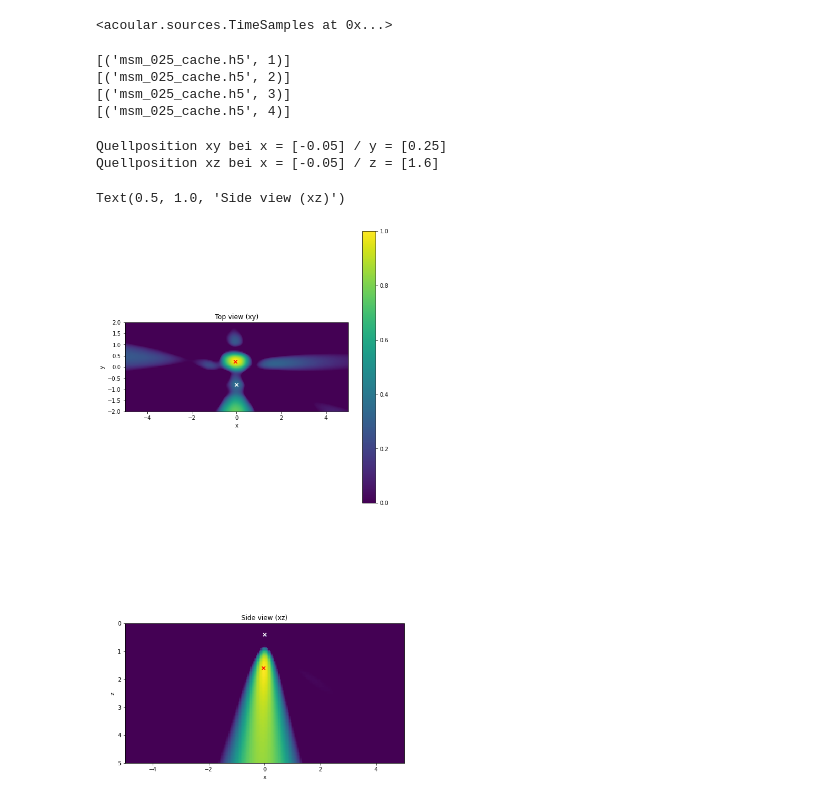
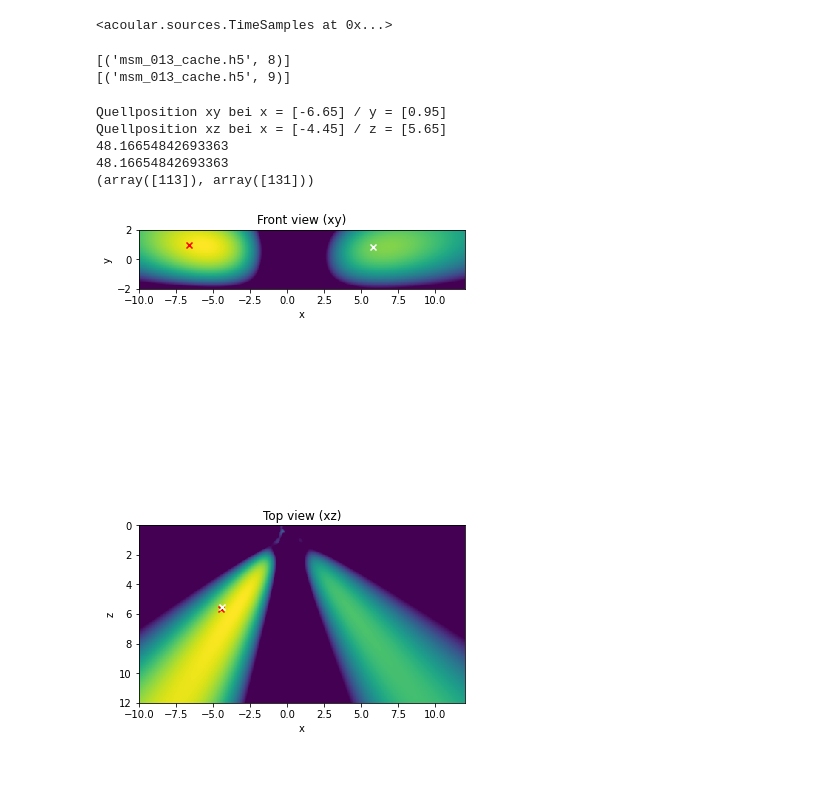
Before and after one commit to AdiBugaddi/MAP_eval, a Jupyter notebook: Auswertungsskript_3D.ipynb, the cells around one changed output. Saved outputs shown, nothing was run; the diff lists cells and outputs as text; code cells hidden in the pictures; blank space fills up the shorter version.

```diff
--- a/Auswertungsskript_3D.ipynb
+++ b/Auswertungsskript_3D.ipynb
@@ -76,17 +76,21 @@ ts = acoular.PointSource(signal = sim_signal1,          # Signal der Quelle
 # %%
 #Einlesen der Daten:
 #ts = acoular.TimeSamples( name='Messungen WFS\msm_025.h5' )
-ts = acoular.TimeSamples( name='Messungen WFS/msm_025.h5' )
+ts = acoular.TimeSamples( name='Messungen_WFS/msm_013.h5' )
 ts
 # %% [output]
 <acoular.sources.TimeSamples at 0x...>
 # %%
 
 #Grid erstellen
-rg = acoular.RectGrid3D(x_min=-5, x_max=5,
+rg = acoular.RectGrid3D(x_min=-10, x_max=12,
                        y_min=-2, y_max=2,
-                       z_min=2, z_max=2,
+                       z_min=9, z_max=9,
                        increment=0.05)
+#rg = acoular.RectGrid(x_min=-10, x_max=12,
+#                       y_min=-2, y_max=2,
+#                       z = 9,
+#                       increment=0.05)
 
 #Steering Vector
 st = acoular.SteeringVector( grid=rg,
@@ -106,9 +110,11 @@ bb = acoular.BeamformerBase( freq_data=ps,
                              steer=st )
 
                              #Grid erstellen
-rg2 = acoular.RectGrid3D(x_min=-5, x_max=5,
-                       y_min=0.13, y_max=0.13,
-                       z_min=0, z_max=5,
+
+ #=================== TOP VIEW =====================
+rg2 = acoular.RectGrid3D(x_min=-10, x_max=12,
+                       y_min=0.60, y_max=0.60,
+                       z_min=0, z_max=12,
                        increment=0.05)
 
 #Steering Vector
@@ -121,7 +127,7 @@ st2 = acoular.SteeringVector(grid=rg2,
 #Spectrum erstellen:
 ps2 = acoular.PowerSpectra(time_data=ts,
                            block_size=512,
-                           freq_range=[1000, 2500],
+                           freq_range=[900, 2500],
                            window='Hanning' ) # Für bessere Auflösung hier Block_size erhöhen -> höherer Rechnenaufwand, daher jetzt erstmal mit 128
 
 
@@ -141,12 +147,10 @@ pm2 = bb2.synthetic(Frequenz, 0)
 #Lm = acoular.L_p( pm )
 #Lm = (Lm[0:],Lm[1:])
 # %% [output]
-[('msm_025_cache.h5', 1)]
-[('msm_025_cache.h5', 2)]
-[('msm_025_cache.h5', 3)]
-[('msm_025_cache.h5', 4)]
+[('msm_013_cache.h5', 8)]
+[('msm_013_cache.h5', 9)]
 # %%
-fig=plt.figure(1,(20,20))
+fig=plt.figure(1,(10,10))
 
 # plot the results
 
@@ -183,16 +187,20 @@ for i in range (len(max_values_z)):
         max_pegel_z .append(max_values_z[i])
 max_pegel_z  = np.sort(max_pegel_z)
 max_pegel_z  = max_pegel_z[::-1]
-plt.imshow(acoular.L_p(map_z.T), vmax=mx, vmin=mx-15, origin='lower', interpolation='nearest',
-       extent=(rg.x_min, rg.x_max, rg.y_min, rg.y_max))
+plt.imshow(acoular.L_p(map_z.T),
+           vmax=mx,
+           vmin=mx-15,
+           origin='lower',
+           interpolation='nearest',
+           extent=(rg.x_min, rg.x_max, rg.y_min, rg.y_max))
 plt.scatter(np.where(Lm_z.T == max_pegel_z[0])[1]*rg.increment-((rg.x_max-rg.x_min)/2),np.where(Lm_z.T == max_pegel_z[0])[0]*rg.increment-((rg.y_max-rg.y_min)/2),  c='red',  marker = 'x')
 print(f'Quellposition xy bei x = {np.where(Lm_z.T == max_pegel_z[0])[1]*rg.increment-((rg.x_max-rg.x_min)/2)} / y = {np.where(Lm_z.T == max_pegel_z[0])[0]*rg.increment-((rg.y_max-rg.y_min)/2)}')
 for i in range(1,len(max_pegel_z)):
     plt.scatter(np.where(Lm_z.T == max_pegel_z[i])[1]*rg.increment-((rg.x_max-rg.x_min)/2),np.where(Lm_z.T == max_pegel_z[i])[0]*rg.increment-((rg.y_max-rg.y_min)/2),  c='white',  marker = 'x')
 plt.xlabel('x')
 plt.ylabel('y')
-plt.title('Top view (xy)' )
-plt.colorbar()
+plt.title('Front view (xy)' )
+
 
 plt.subplot(223)
 map_y = np.sum(pm2,1)
@@ -210,35 +218,43 @@ for i in range (len(Lm_y_max[0])):
     max_value_y = Lm_y[Lm_y_max[0][i]][Lm_y_max[1][i]]
 
     if (max_value_y >= np.amax(Lm_y.T) - tolerance):
         max_values_y.append(max_value_y)
 max_values_y = np.array(max_values_y)
 
 max_values_rot_y = []
 for i in range(len(Lm_y_rot_max[0])):
     max_value_rot_y = Lm_y_rot[Lm_y_rot_max[0][i]][Lm_y_rot_max[1][i]]
 
     if (max_value_rot_y >= np.amax(Lm_y.T) - tolerance):
         max_values_rot_y .append(max_value_rot_y)
 max_values_rot_y = np.array(max_values_rot_y)
 
 max_pegel_y = []
 for i in range(len(max_values_y)):
 
     if (max_values_y[i] in max_values_rot_y):
         max_pegel_y .append(max_values_y[i])
 max_pegel_y = np.sort(max_pegel_y)
 max_pegel_y = max_pegel_y[::-1]
 plt.imshow(acoular.L_p(map_y.T), vmax=mx, vmin=mx-10, origin='upper', interpolation='nearest',
        extent=(rg2.x_min, rg2.x_max, rg2.z_max, rg2.z_min))
 plt.scatter(np.where(Lm_y.T == max_pegel_y[0])[1]*rg.increment-((rg.x_max-rg.x_min)/2),np.where(Lm_y.T == max_pegel_y[0])[0]*rg.increment,  c='red',  marker = 'x')
 print(f'Quellposition xz bei x = {np.where(Lm_y.T == max_pegel_y[0])[1]*rg.increment-((rg.x_max-rg.x_min)/2)} / z = {np.where(Lm_y.T == max_pegel_y[0])[0]*rg.increment}')
 for i in range(1,len(max_pegel_z)):
     plt.scatter(np.where(Lm_y.T == max_pegel_y[i])[1]*rg.increment-((rg.x_max-rg.x_min)/2),np.where(Lm_y.T == max_pegel_y[i])[0]*rg.increment,  c='white',  marker = 'x')
 plt.xlabel('x')
 plt.ylabel('z')
-plt.title('Side view (xz)' )
+plt.title('Top view (xz)' )
+#plt.colorbar()
+plt.tight_layout()
+
+print(max_pegel_y[0])
+print(np.max(Lm_y))
+print(np.where(Lm_y.T == max_pegel_y[0]))
 # %% [output]
-Quellposition xy bei x = [-0.05] / y = [0.25]
-Quellposition xz bei x = [-0.05] / z = [1.6]
+Quellposition xy bei x = [-6.65] / y = [0.95]
+Quellposition xz bei x = [-4.45] / z = [5.65]
+48.16654842693363
+48.16654842693363
+(array([113]), array([131]))
-Text(0.5, 1.0, 'Side view (xz)')
-[figure, old version]
+[figure, new version]
```
Also changed, not shown: 1 other file.
